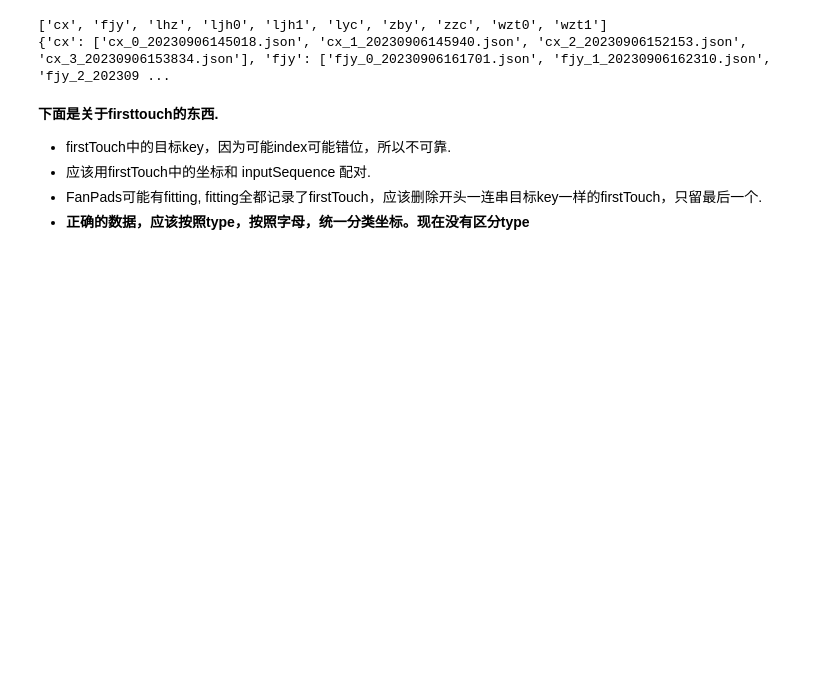
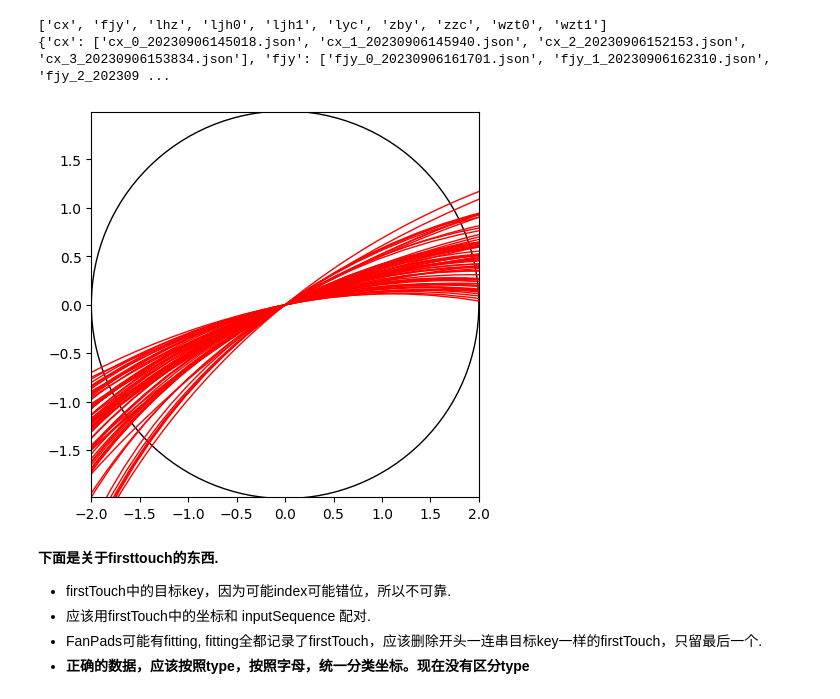
Before and after one commit to Steve-Strange/FanPad-A-Fan-Layout-Touchpad-Keyboard-for-Text-Entry-in-VR, a Jupyter notebook: Assets/DataProcessing/data_process.ipynb, the cells around one changed output. Saved outputs shown, nothing was run; the diff lists cells and outputs as text; code cells hidden in the pictures; blank space fills up the shorter version.

```diff
--- a/Assets/DataProcessing/data_process.ipynb
+++ b/Assets/DataProcessing/data_process.ipynb
@@ -177,3 +225,40 @@ wb.save(os.path.join("./", "Speed_Err_shadowclone.xlsx"))
+# %%
+# 根据所有theta R 画圆.
+x = 5  # 圆心的x轴坐标
+y = 5  # 圆心的y轴坐标
+r = 3  # 圆的半径
+
+# 画圆
+fig = plt.figure(figsize=(5, 5))
+
+def draw_circle(center_x, center_y, radius, color):
+    circle = plt.Circle((center_x, center_y), radius, color=color, fill=False)
+    plt.gcf().gca().add_artist(circle)
+
+# touchpad
+draw_circle(0,0, 2, 'black')
+
+# thetaR
+for fname in os.listdir(LogDir):
+    if not fname.endswith(".json"):
+        continue
+    info = fname[:-5].split('_')
+    if int(info[1]) == 2 or int(info[1]) == 3:
+        with open(os.path.join(LogDir, fname)) as f:
+            content = json.load(f)
+        theta = content['theta']
+        r = content['r']
+        # 计算圆心.
+        center_x = r*np.sin(theta)
+        center_y = -r*np.cos(theta)
+        draw_circle(center_x, center_y, r, 'r')
+
+plt.axis('equal')
+plt.xlim(-2, 2)
+plt.ylim(-2, 2)
+plt.show()
+# %% [output]
+[figure, added]
 # %% [markdown]
 **下面是关于firsttouch的东西.**
 + firstTouch中的目标key，因为可能index可能错位，所以不可靠.
```
Also changed, not shown: parts of 3 cells of this notebook, 6 other files.
